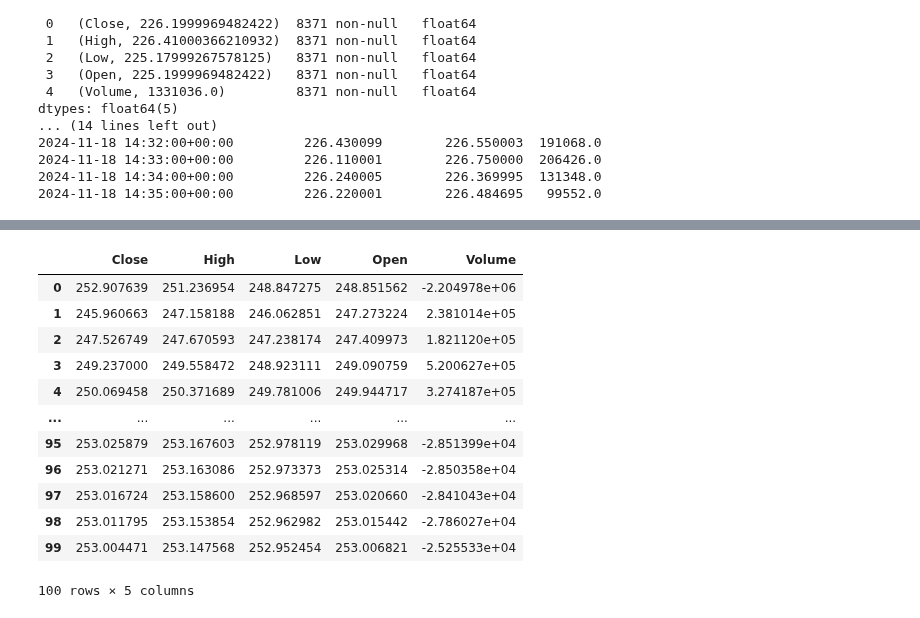
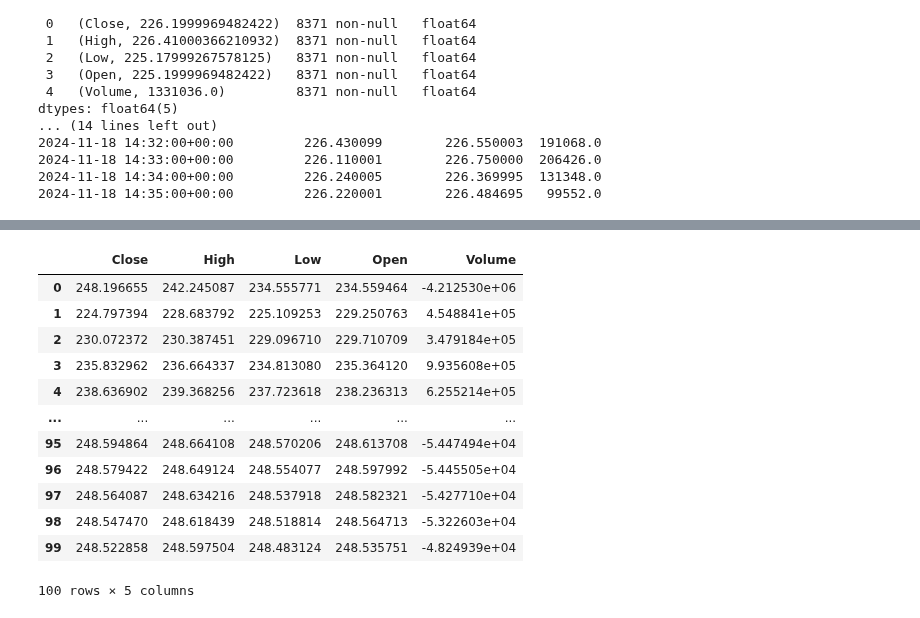
Before and after one commit to LHSang6403/thesis-xang-chuong, a Jupyter notebook: LSTM3.ipynb, the cells around one changed output, grey strips where cells are left out. Cells and saved outputs as stored; diff of their text form; code cells hidden in the pictures.

```diff
--- a/LSTM3.ipynb
+++ b/LSTM3.ipynb
@@ -185,7 +185,7 @@ def create_sequences(data, seq_length):
 
 scaler = MinMaxScaler()
 train_scaled = scaler.fit_transform(train)
-test_scaled = scaler.fit_transform(test)
+test_scaled = scaler.transform(test)
 
 # Create sequences with a length of 100
 seq_length = 100
@@ -343,45 +345,46 @@ plt.show()
 # %%
 # Predicting the next 10 mins
 
 seq_len = 101
 sequences = []
 for index in range(len(test) - seq_len + 1):
     sequences.append(test[index: index + seq_len])
 sequences = np.array(sequences)
 
 last_sequence = sequences[-1:, 1:, :]
 last_sequence = torch.from_numpy(last_sequence).float()
 
 # Generate predictions
 PREDICT = 100
 with torch.no_grad():
     for i in range(PREDICT):
         pred_i = model(last_sequence)
         last_sequence = torch.cat((last_sequence, pred_i), dim=1)
         last_sequence = last_sequence[:, 1:, :]
 
+
 pred_mins = last_sequence.reshape(PREDICT, 5).numpy()
 
-# Inverse transform the predicted values
-pred_mins = scaler.inverse_transform(pred_mins)
+# # Inverse transform the predicted values
+pred_value = scaler.inverse_transform(pred_mins)
 
 df_pred = pd.DataFrame(
-    data=pred_days,
+    data=pred_value,
     columns=['Close','High','Low','Open','Volume']
 )
 
 df_pred
 # %% [output]
 |  | Close | High | Low | Open | Volume |
-| 0 | 252.907639 | 251.236954 | 248.847275 | 248.851562 | -2.204978e+06 |
-| 1 | 245.960663 | 247.158188 | 246.062851 | 247.273224 | 2.381014e+05 |
-| 2 | 247.526749 | 247.670593 | 247.238174 | 247.409973 | 1.821120e+05 |
-| 3 | 249.237000 | 249.558472 | 248.923111 | 249.090759 | 5.200627e+05 |
-| 4 | 250.069458 | 250.371689 | 249.781006 | 249.944717 | 3.274187e+05 |
+| 0 | 248.196655 | 242.245087 | 234.555771 | 234.559464 | -4.212530e+06 |
+| 1 | 224.797394 | 228.683792 | 225.109253 | 229.250763 | 4.548841e+05 |
+| 2 | 230.072372 | 230.387451 | 229.096710 | 229.710709 | 3.479184e+05 |
+| 3 | 235.832962 | 236.664337 | 234.813080 | 235.364120 | 9.935608e+05 |
+| 4 | 238.636902 | 239.368256 | 237.723618 | 238.236313 | 6.255214e+05 |
 | ... | ... | ... | ... | ... | ... |
-| 95 | 253.025879 | 253.167603 | 252.978119 | 253.029968 | -2.851399e+04 |
-| 96 | 253.021271 | 253.163086 | 252.973373 | 253.025314 | -2.850358e+04 |
-| 97 | 253.016724 | 253.158600 | 252.968597 | 253.020660 | -2.841043e+04 |
-| 98 | 253.011795 | 253.153854 | 252.962982 | 253.015442 | -2.786027e+04 |
-| 99 | 253.004471 | 253.147568 | 252.952454 | 253.006821 | -2.525533e+04 |
+| 95 | 248.594864 | 248.664108 | 248.570206 | 248.613708 | -5.447494e+04 |
+| 96 | 248.579422 | 248.649124 | 248.554077 | 248.597992 | -5.445505e+04 |
+| 97 | 248.564087 | 248.634216 | 248.537918 | 248.582321 | -5.427710e+04 |
+| 98 | 248.547470 | 248.618439 | 248.518814 | 248.564713 | -5.322603e+04 |
+| 99 | 248.522858 | 248.597504 | 248.483124 | 248.535751 | -4.824939e+04 |
 100 rows × 5 columns
```
Also changed, not shown: parts of 5 cells of this notebook.
